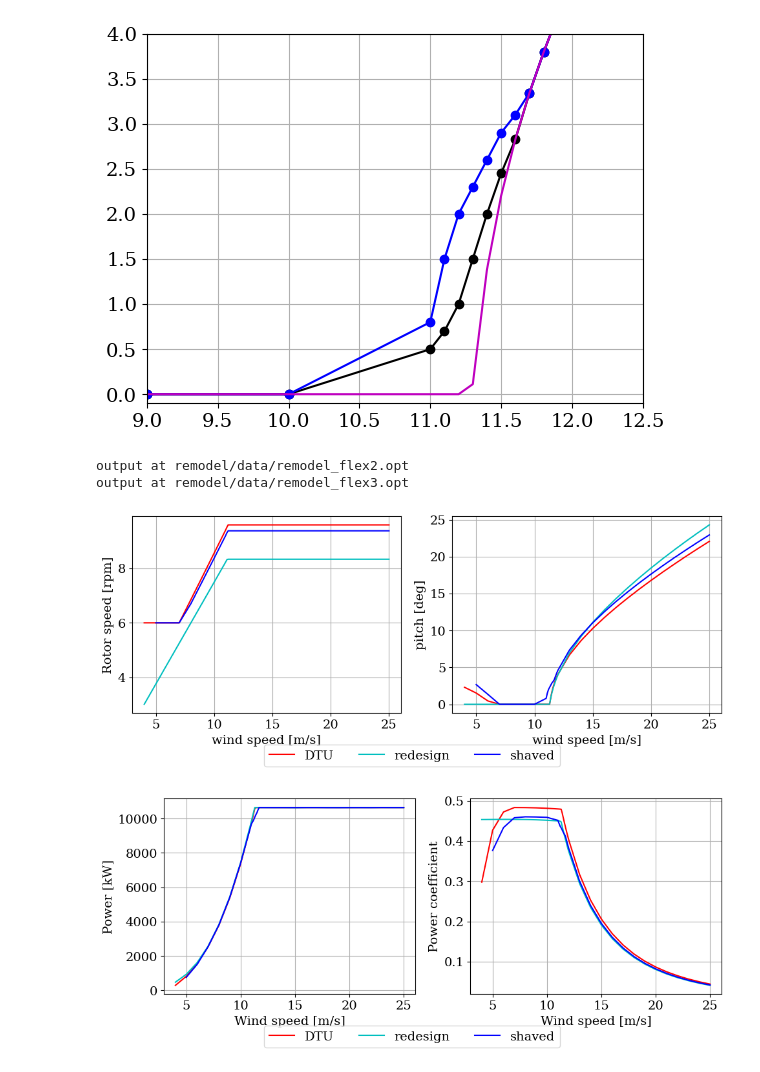
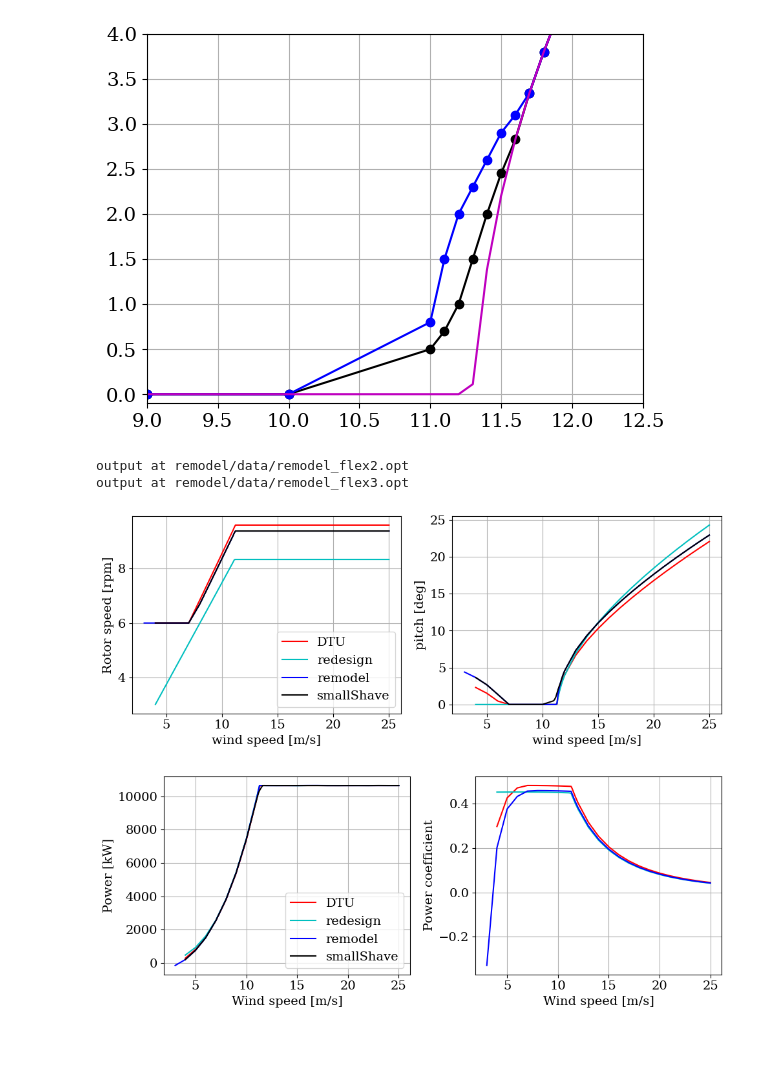
Before and after one commit to nicolaquaia/LAC_final, a Jupyter notebook: assignment_05/01_blade_design.ipynb, the cells around one changed output. Cells and saved outputs as stored; diff of their text form; code cells hidden in the pictures; blank space fills up the shorter version.

```diff
--- a/assignment_05/01_blade_design.ipynb
+++ b/assignment_05/01_blade_design.ipynb
@@ -1302,8 +1535,9 @@ print('output at', output_file)
 
 flex_DTU = load_oper('dtu_10mw/data/dtu_10mw_flex_minrotspd.opt')
 flex_our = load_oper('our_design/data/Group1_redesign_flex.opt')
-flex_rem = load_oper('remodel/data/remodel_flex3.opt')
-flex_re2 = load_oper('remodel/data/remodel_flex2.opt')
+flex_rem = load_oper('remodel/data/remodel_flex.opt')           # remodel
+flex_re2 = load_oper('remodel/data/remodel_flex2.opt')          # smallShave
+flex_re3 = load_oper('remodel/data/remodel_flex3.opt')          # largeShave
 
 
 # plot rotor speed and pitch
@@ -1311,21 +1545,24 @@ fig1, axs1 = plt.subplots(1, 2, num=2, figsize=(10,4), clear=True)
 
 axs1[0].plot(flex_DTU['ws_ms'], flex_DTU['rotor_speed_rpm'], color='r', label='DTU')
 axs1[0].plot(flex_our['ws_ms'], flex_our['rotor_speed_rpm'], color='c', label='redesign')
-axs1[0].plot(flex_rem['ws_ms'], flex_rem['rotor_speed_rpm'], color='b', label='shaved')
+axs1[0].plot(flex_rem['ws_ms'], flex_rem['rotor_speed_rpm'], color='b', label='remodel')
+axs1[0].plot(flex_re2['ws_ms'], flex_re2['rotor_speed_rpm'], color='k', label='smallShave')
 axs1[0].set_xlabel("wind speed [m/s]")
 axs1[0].set_ylabel("Rotor speed [rpm]")
 axs1[0].grid(True)
+axs1[0].legend()
 
 axs1[1].plot(flex_DTU['ws_ms'], flex_DTU['pitch_deg'], color='r')
 axs1[1].plot(flex_our['ws_ms'], flex_our['pitch_deg'], color='c')
 axs1[1].plot(flex_rem['ws_ms'], flex_rem['pitch_deg'], color='b')
+axs1[1].plot(flex_re2['ws_ms'], flex_re2['pitch_deg'], color='k')
 axs1[1].set_xlabel("wind speed [m/s]")
 axs1[1].set_ylabel("pitch [deg]")
 axs1[1].grid(True)
 
 plt.tight_layout()
-fig1.legend(loc='lower center', ncol=3, bbox_to_anchor=(0.5, -0.05))
-#plt.savefig('03_part4_rotor_pitch.pdf', format='pdf')
+#fig1.legend(loc='lower center', ncol=3, bbox_to_anchor=(0.5, -0.05))
+plt.savefig('plots/bd_rotor_pitch.pdf', format='pdf')
 plt.show()
 
 
@@ -1333,28 +1570,37 @@ plt.show()
 CP_DTU = flex_DTU['power_kw']  / (0.5 * RHO * flex_DTU['ws_ms']**3 * np.pi*R_X**2)*1e3
 CP_our = flex_our['power_kw']  / (0.5 * RHO * flex_our['ws_ms']**3 * np.pi*R_Y_old**2)*1e3
 CP_rem = flex_rem['power_kw']  / (0.5 * RHO * flex_rem['ws_ms']**3 * np.pi*R_Y**2)*1e3
+CP_re2 = flex_re2['power_kw']  / (0.5 * RHO * flex_re2['ws_ms']**3 * np.pi*R_Y**2)*1e3
+CP_re3 = flex_re3['power_kw']  / (0.5 * RHO * flex_re3['ws_ms']**3 * np.pi*R_Y**2)*1e3
+
 CT_DTU = flex_DTU['thrust_kn'] / (0.5 * RHO * flex_DTU['ws_ms']**2 * np.pi*R_X**2)*1e3
 CT_our = flex_our['thrust_kn'] / (0.5 * RHO * flex_our['ws_ms']**2 * np.pi*R_Y_old**2)*1e3
 CT_rem = flex_rem['thrust_kn'] / (0.5 * RHO * flex_rem['ws_ms']**2 * np.pi*R_Y**2)*1e3
+CT_re2 = flex_re2['thrust_kn'] / (0.5 * RHO * flex_re2['ws_ms']**2 * np.pi*R_Y**2)*1e3
+CT_re3 = flex_re3['thrust_kn'] / (0.5 * RHO * flex_re3['ws_ms']**2 * np.pi*R_Y**2)*1e3
+
 
 # power
 fig1, axs1 = plt.subplots(1, 2, num=2, figsize=(10,4), clear=True)
 axs1[0].plot(flex_DTU['ws_ms'], flex_DTU['power_kw'], color='r', label='DTU')
 axs1[0].plot(flex_our['ws_ms'], flex_our['power_kw'], color='c', label='redesign')
-axs1[0].plot(flex_rem['ws_ms'], flex_rem['power_kw'], color='b', label='shaved')
+axs1[0].plot(flex_rem['ws_ms'], flex_rem['power_kw'], color='b', label='remodel')
+axs1[0].plot(flex_re2['ws_ms'], flex_re2['power_kw'], color='k', label='smallShave')
 axs1[0].set_ylabel("Power [kW]")
 axs1[0].set_xlabel("Wind speed [m/s]")
 axs1[0].grid(True)
+axs1[0].legend()
 
 axs1[1].plot(flex_DTU['ws_ms'], CP_DTU, color='r')
 axs1[1].plot(flex_our['ws_ms'], CP_our, color='c')
 axs1[1].plot(flex_rem['ws_ms'], CP_rem, color='b')
+#axs1[1].plot(flex_re2['ws_ms'], CP_re2, color='k')
 axs1[1].set_ylabel("Power coefficient")
 axs1[1].set_xlabel("Wind speed [m/s]")
 axs1[1].grid(True)
 plt.tight_layout()
-fig1.legend(loc='lower center', ncol=3, bbox_to_anchor=(0.5, -0.05))
-#plt.savefig('03_part5_power.pdf', format='pdf')
+#fig1.legend(loc='lower center', ncol=3, bbox_to_anchor=(0.5, -0.05))
+plt.savefig('plots/bd_power.pdf', format='pdf')
 plt.show()
 
 
@@ -1363,36 +1609,77 @@ plt.show()
 fig1, axs1 = plt.subplots(1, 2, num=2, figsize=(10,4), clear=True)
 axs1[0].plot(flex_DTU['ws_ms'], flex_DTU['thrust_kn'], color='r', label='DTU')
 axs1[0].plot(flex_our['ws_ms'], flex_our['thrust_kn'], color='c', label='redesign')
-axs1[0].plot(flex_rem['ws_ms'], flex_rem['thrust_kn'], color='b', label='shaved')
+axs1[0].plot(flex_rem['ws_ms'], flex_rem['thrust_kn'], color='b', label='remodel')
+axs1[0].plot(flex_re2['ws_ms'], flex_re2['thrust_kn'], color='k', label='smallShave')
 axs1[0].set_ylabel("thrust [kN]")
 axs1[0].set_xlabel("Wind speed [m/s]")
 axs1[0].grid(True)
+axs1[0].legend()
 
 axs1[1].plot(flex_DTU['ws_ms'], CT_DTU, color='r')
 axs1[1].plot(flex_our['ws_ms'], CT_our, color='c')
+axs1[1].plot(flex_re2['ws_ms'], CT_re2, color='k')
 axs1[1].plot(flex_rem['ws_ms'], CT_rem, color='b')
 axs1[1].set_ylabel("thrust coefficient")
 axs1[1].set_xlabel("Wind speed [m/s]")
 axs1[1].grid(True)
 plt.tight_layout()
-fig1.legend(loc='lower center', ncol=3, bbox_to_anchor=(0.5, -0.05))
-#plt.savefig('03_part5_power.pdf', format='pdf')
+#fig1.legend(loc='lower center', ncol=3, bbox_to_anchor=(0.5, -0.05))
+plt.savefig('plots/bd_thrust.pdf', format='pdf')
+plt.show()
+
+
+
+
+# small shave and large shave
+fig1, axs1 = plt.subplots(1, 3, num=3, figsize=(12,4), clear=True)
+axs1[0].plot(flex_rem['ws_ms'], flex_rem['pitch_deg'], color='b')
+axs1[0].plot(flex_re2['ws_ms'], flex_re2['pitch_deg'], color='k')
+axs1[0].plot(flex_re3['ws_ms'], flex_re3['pitch_deg'], color='g')
+axs1[0].set_ylabel("pitch [deg]")
+axs1[0].set_xlabel("Wind speed [m/s]")
+axs1[0].grid(True)
+axs1[0].set_xlim([9,14])
+axs1[0].set_ylim([-0.1,6])
+
+axs1[1].plot(flex_rem['ws_ms'], flex_rem['power_kw'], color='b', label='remodel')
+axs1[1].plot(flex_re2['ws_ms'], flex_re2['power_kw'], color='k', label='smallShave')
+axs1[1].plot(flex_re3['ws_ms'], flex_re3['power_kw'], color='g', label='largeShave')
+axs1[1].set_ylabel("Power [kW]")
+axs1[1].set_xlabel("Wind speed [m/s]")
+axs1[1].grid(True)
+axs1[1].set_xlim([9,14])
+axs1[1].set_ylim([9000,11600])
+axs1[1].legend()
+
+axs1[2].plot(flex_rem['ws_ms'], flex_rem['thrust_kn'], color='b')
+axs1[2].plot(flex_re2['ws_ms'], flex_re2['thrust_kn'], color='k')
+axs1[2].plot(flex_re3['ws_ms'], flex_re3['thrust_kn'], color='g')
+axs1[2].set_ylabel("thrust [kN]")
+axs1[2].set_xlabel("Wind speed [m/s]")
+axs1[2].grid(True)
+axs1[2].set_xlim([9,14])
+axs1[2].set_ylim([1250,1700])
+
+plt.tight_layout()
+#fig1.legend(loc='lower center', ncol=2, bbox_to_anchor=(0.5, -0.05))
+plt.savefig('plots/bd_large_small_shave.pdf', format='pdf')
 plt.show()
 
 
 
 plt.figure()
 plt.plot(flex_DTU['ws_ms'], flex_DTU['pitch_deg'], color='r')
 plt.plot(flex_our['ws_ms'], flex_our['pitch_deg'], color='c')
 plt.plot(flex_rem['ws_ms'], flex_rem['pitch_deg'], color='b')
 plt.xlabel("wind speed [m/s]")
 plt.ylabel("pitch [deg]")
 plt.xlim(10,12)
 plt.ylim(-0.1,4)
 plt.grid(True)
 plt.show()
 # %% [output]
 output at remodel/data/remodel_flex2.opt
 output at remodel/data/remodel_flex3.opt
-[figure, old version]
+[figure, new version]
-[figure, old version]
+[figure, new version]
```
Also changed, not shown: parts of 11 cells of this notebook, 47 other files.
